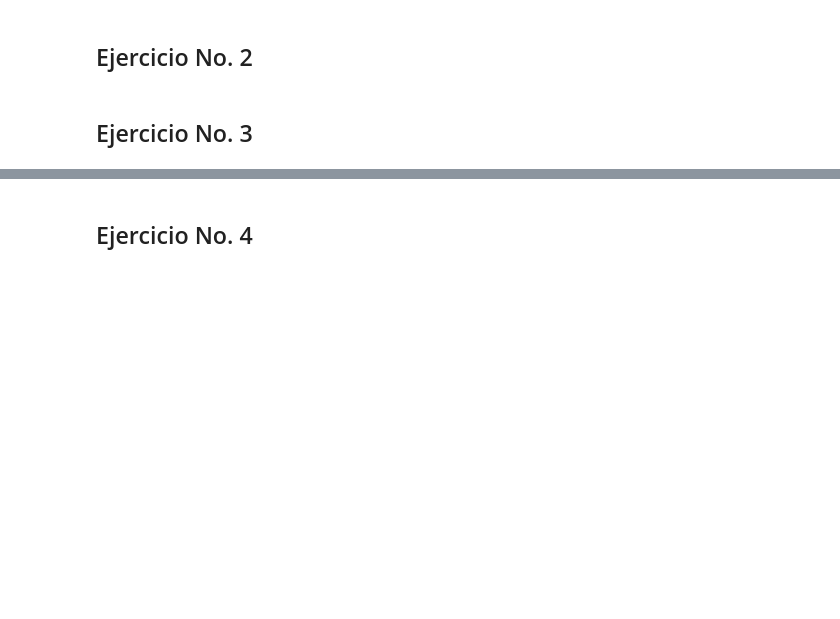
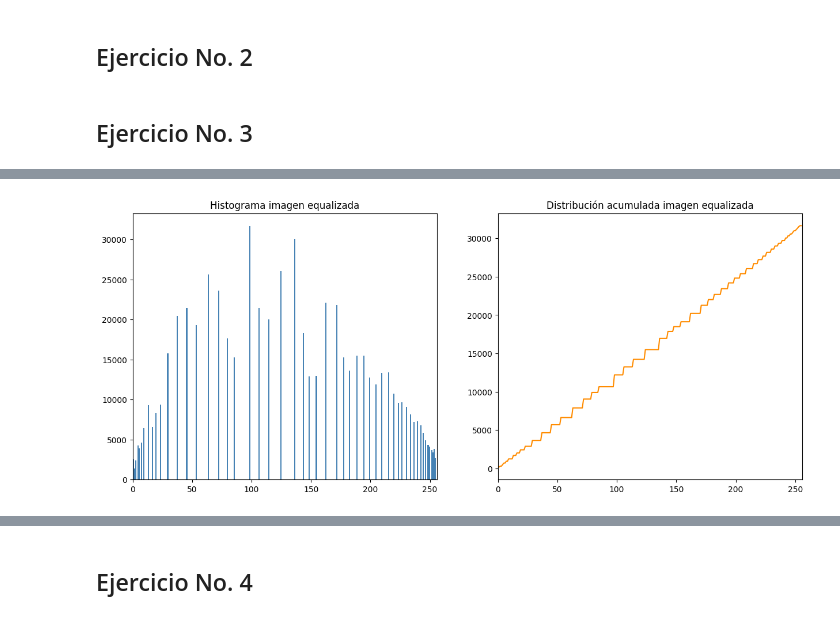
Before and after one commit to Diego-CB/Lista_1, a Jupyter notebook: Lista_1.ipynb, the cells around one changed output, grey strips where cells are left out. Drawn from its saved outputs; the diff is of its cells as text; code cells hidden in the pictures; blank space fills up the shorter version.

```diff
--- a/Lista_1.ipynb
+++ b/Lista_1.ipynb
@@ -110,0 +117,30 @@ plt.show()
+# %%
+# Equalización manual
+cdf = []
+contador = 0
+histograma = [0] * 256  #Crear histograma con 256 elementos con el valor 0
+
+# Conteo de la frecuencia de cada pixel
+for linea in img_G:
+    for pixel in linea:
+        histograma[pixel] += 1
+
+# Distribución acumulada
+for elemento in histograma:
+    contador += elemento
+    cdf.append(contador)
+
+cdf_minVal = min(cdf)
+
+# Transformación de Equalización
+
+cdf_Norm = [(x - cdf_minVal) * 255 / (cdf[-1] - cdf_minVal) for x in cdf]
+equalizacion = [[cdf_Norm[i] for i in row] for row in img_G]
+img_equalizada = np.array(equalizacion, dtype=np.uint8)
+# %%
+plt.figure(figsize=(15, 6))
+hist = HistNorm(img_equalizada, "Histograma imagen equalizada")
+acum = DistAcum(hist, "Distribución acumulada imagen equalizada")
+plt.show()
+# %% [output]
+[figure, added]
```
Also changed, not shown: parts of 7 cells of this notebook, 1 other file.
